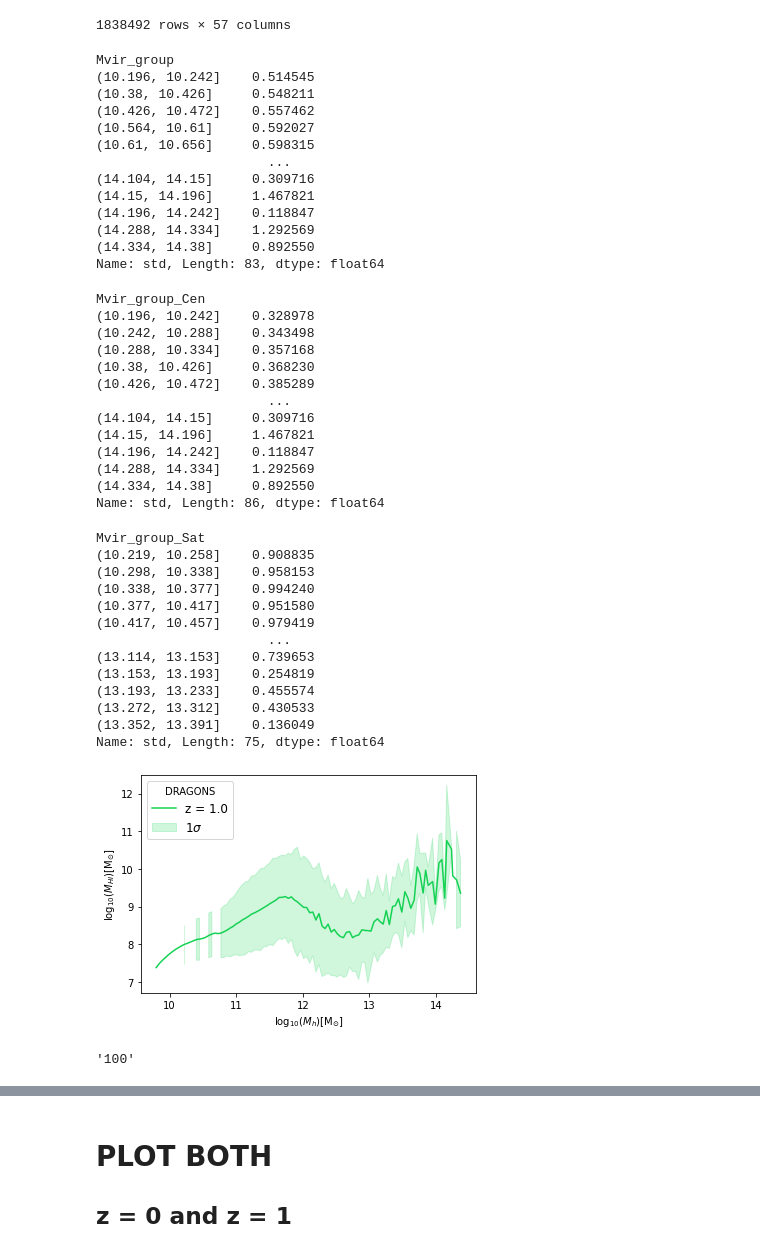
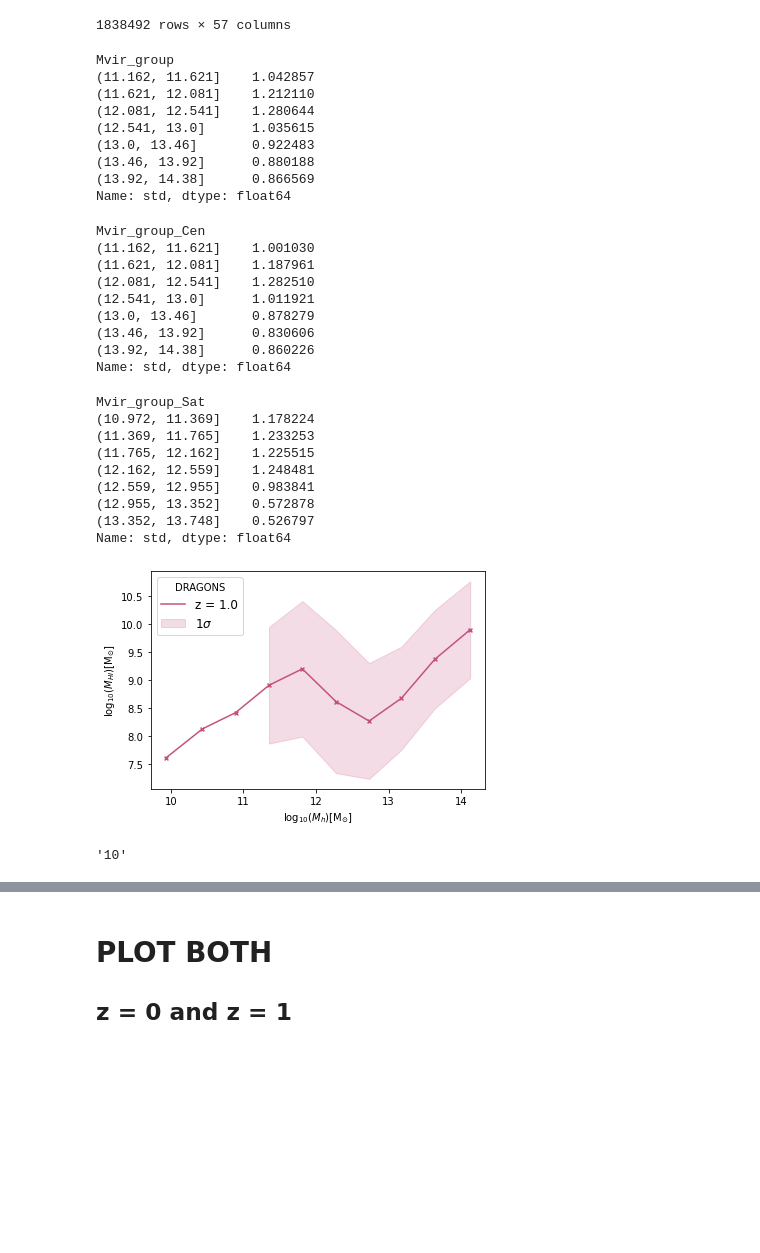
Before and after one commit to AliceEMaffs/DRAGONS_Project, a Jupyter notebook: Alice_MHI_Mvir-shaded_z0_z1_Cen_and_Sats.ipynb, the cells around one changed output, grey strips where cells are left out. Drawn from its saved outputs; the diff is of its cells as text; code cells hidden in the pictures; blank space fills up the shorter version.

```diff
--- a/Alice_MHI_Mvir-shaded_z0_z1_Cen_and_Sats.ipynb
+++ b/Alice_MHI_Mvir-shaded_z0_z1_Cen_and_Sats.ipynb
@@ -61,7 +61,7 @@ HIMass_Cen0 = gals0["HIMass"][Type0==0]
 HIMass_Sat0 = gals0["HIMass"][Type0==1]
 HIMass_Orp0 = gals0["HIMass"][Type0==2]
 
-nbins = 100
+nbins = 10
 # %%
 # ALL GALAXIES
 # Split the data into 1000 quantiles (varies bin width to keep same number of data points in each bin)
@@ -470,18 +466,14 @@ HIMass_median1.dropna()
 HIMass_std1.dropna()
 # %% [output]
 Mvir_group
-(10.196, 10.242]    0.514545
-(10.38, 10.426]     0.548211
-(10.426, 10.472]    0.557462
-(10.564, 10.61]     0.592027
-(10.61, 10.656]     0.598315
-                      ...
-(14.104, 14.15]     0.309716
-(14.15, 14.196]     1.467821
-(14.196, 14.242]    0.118847
-(14.288, 14.334]    1.292569
-(14.334, 14.38]     0.892550
-Name: std, Length: 83, dtype: float64
+(11.162, 11.621]    1.042857
+(11.621, 12.081]    1.212110
+(12.081, 12.541]    1.280644
+(12.541, 13.0]      1.035615
+(13.0, 13.46]       0.922483
+(13.46, 13.92]      0.880188
+(13.92, 14.38]      0.866569
+Name: std, dtype: float64
 # %%
 # Centrals
 # Split the data into 1000 quantiles (varies bin width to keep same number of data points in each bin)
@@ -511,18 +503,14 @@ HIMass_median_Cen1.dropna()
 HIMass_std_Cen1.dropna()
 # %% [output]
 Mvir_group_Cen
-(10.196, 10.242]    0.328978
-(10.242, 10.288]    0.343498
-(10.288, 10.334]    0.357168
-(10.38, 10.426]     0.368230
-(10.426, 10.472]    0.385289
-                      ...
-(14.104, 14.15]     0.309716
-(14.15, 14.196]     1.467821
-(14.196, 14.242]    0.118847
-(14.288, 14.334]    1.292569
-(14.334, 14.38]     0.892550
-Name: std, Length: 86, dtype: float64
+(11.162, 11.621]    1.001030
+(11.621, 12.081]    1.187961
+(12.081, 12.541]    1.282510
+(12.541, 13.0]      1.011921
+(13.0, 13.46]       0.878279
+(13.46, 13.92]      0.830606
+(13.92, 14.38]      0.860226
+Name: std, dtype: float64
 # %%
 # SATELLITES
 # Split the data into 1000 quantiles (varies bin width to keep same number of data points in each bin)
@@ -539,6 +527,7 @@ results_df_Mvir_Sat1 = grouped_Sat1["Mvir"].agg(["mean", "median", "std", "size"
 #results_df_Mvir.drop(results_df_Mvir.tail(1).index,inplace=True) # drop last n rows
 #results_df_HIMass.drop(results_df_HIMass.tail(1).index,inplace=True) # drop last n rows
 
+
 Mvir_mean_Sat1 = results_df_Mvir_Sat1["mean"]
 Mvir_std_Sat1 = results_df_Mvir_Sat1["std"]
 
@@ -552,48 +541,45 @@ HIMass_median_Sat1.dropna()
 HIMass_std_Sat1.dropna()
 # %% [output]
 Mvir_group_Sat
-(10.219, 10.258]    0.908835
-(10.298, 10.338]    0.958153
-(10.338, 10.377]    0.994240
-(10.377, 10.417]    0.951580
-(10.417, 10.457]    0.979419
-                      ...
-(13.114, 13.153]    0.739653
-(13.153, 13.193]    0.254819
-(13.193, 13.233]    0.455574
-(13.272, 13.312]    0.430533
-(13.352, 13.391]    0.136049
-Name: std, Length: 75, dtype: float64
+(10.972, 11.369]    1.178224
+(11.369, 11.765]    1.233253
+(11.765, 12.162]    1.225515
+(12.162, 12.559]    1.248481
+(12.559, 12.955]    0.983841
+(12.955, 13.352]    0.572878
+(13.352, 13.748]    0.526797
+Name: std, dtype: float64
 # %%
 fig, ax = plt.subplots(1, 1)
 ax.set_xlabel(r"$\log_{10}(M_{h}) [{\rm M_{\odot}}]$")
 ax.set_ylabel(r"$\log_{10}(M_{HI}) [{\rm M_{\odot}}]$")
 #ax.set_ylim([6,15])
 #ax.set_xlim([9.5,14.5])
 label_sigma1 = ("$1\sigma$")
 label_z1 = ("z = " + redshift_used1)
 
 
 color_used1=np.random.rand(3,)
 ax.plot(Mvir_mean1, HIMass_median1, color=color_used1, label=label_z1)
+ax.scatter(Mvir_mean1, HIMass_median1, color=color_used1, marker='x', s=15)
 ax.fill_between(Mvir_mean1,
                 HIMass_median1 - HIMass_std1,
                 HIMass_median1 + HIMass_std1,
                 alpha=0.2, color =color_used1, label=label_sigma1)
 
 plt.legend(title=("DRAGONS"),
            loc='upper left',
            fontsize=12)
 
 nbins = str(nbins)
 name_of_plot=("Alice_MHI_Mvir_" + nbins + "_shaded_z-" + redshift_used1)
 plt.savefig("plots/" + name_of_plot + ".pdf")
 # %% [output]
-[figure, old version]
+[figure, new version]
 # %%
 nbins
 # %% [output]
-'100'
+'10'
 # %%
 # CENTRALS, SATELLITES AND ORPHANS
 fig, ax = plt.subplots(1, 1)
```
Also changed, not shown: parts of 16 cells of this notebook, 3 other files.
